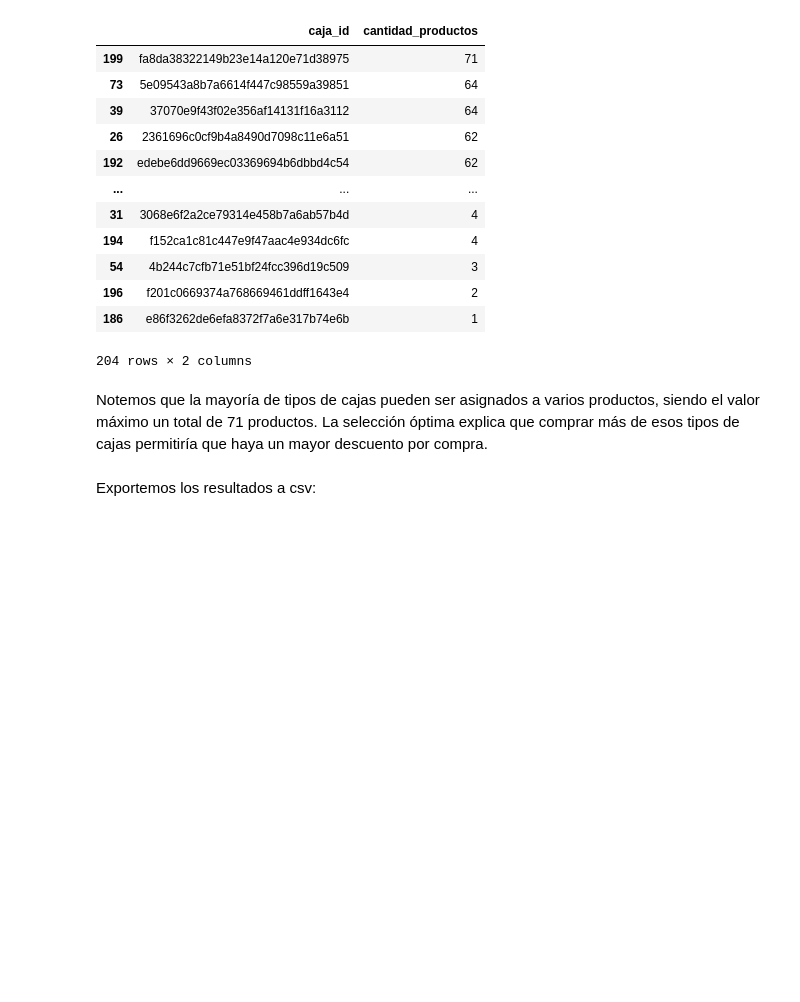
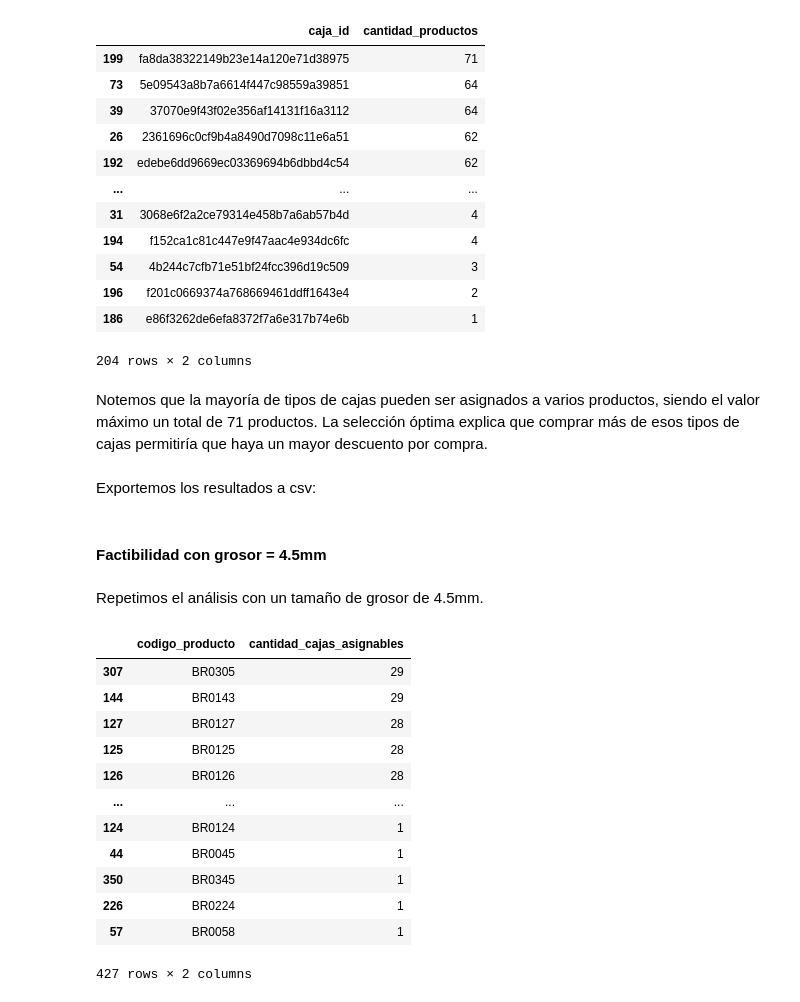
Before and after one commit to demianelnecave/AlixPartners-Competencia-Datos, a Jupyter notebook: 5.factibilidad.ipynb, the cells around one changed output. Cells and saved outputs as stored; diff of their text form; code cells hidden in the pictures; blank space fills up the shorter version.

```diff
--- a/5.factibilidad.ipynb
+++ b/5.factibilidad.ipynb
@@ -150,7 +150,7 @@ for caja in cajas:
     contador = 0
     for producto in productos:
         asignacion = Asignacion(producto, caja)
-        if asignacion.validar_por_dimension():
+        if asignacion.es_asignacion_valida():
             contador += 1
     cajas_conteo_productos[caja.caja_id] = contador
 
@@ -203,0 +204,4 @@ df_cajas_asignables.to_csv('Factibilidad/factibilidad_5mm.csv', index=False)
+# %% [markdown]
+#### **Factibilidad con grosor = 4.5mm**
+# %% [markdown]
+Repetimos el análisis con un tamaño de grosor de 4.5mm.
@@ -203,0 +222,25 @@ df_cajas_asignables.to_csv('Factibilidad/factibilidad_5mm.csv', index=False)
+# %%
+df_factibilidad_4p5mm = pd.DataFrame([
+    {
+        'codigo_producto': producto.codigo_producto,
+        'cantidad_cajas_asignables': len(cajas_asign),
+    }
+    for producto, cajas_asign in cajas_asignables_4p5mm.items()
+])
+
+df_factibilidad_4p5mm = df_factibilidad_4p5mm.sort_values('cantidad_cajas_asignables', ascending=False)
+df_factibilidad_4p5mm
+# %% [output]
+|  | codigo_producto | cantidad_cajas_asignables |
+| 307 | BR0305 | 29 |
+| 144 | BR0143 | 29 |
+| 127 | BR0127 | 28 |
+| 125 | BR0125 | 28 |
+| 126 | BR0126 | 28 |
+| ... | ... | ... |
+| 124 | BR0124 | 1 |
+| 44 | BR0045 | 1 |
+| 350 | BR0345 | 1 |
+| 226 | BR0224 | 1 |
+| 57 | BR0058 | 1 |
+427 rows × 2 columns
```
Also changed, not shown: parts of 15 cells of this notebook, 2 other files.
